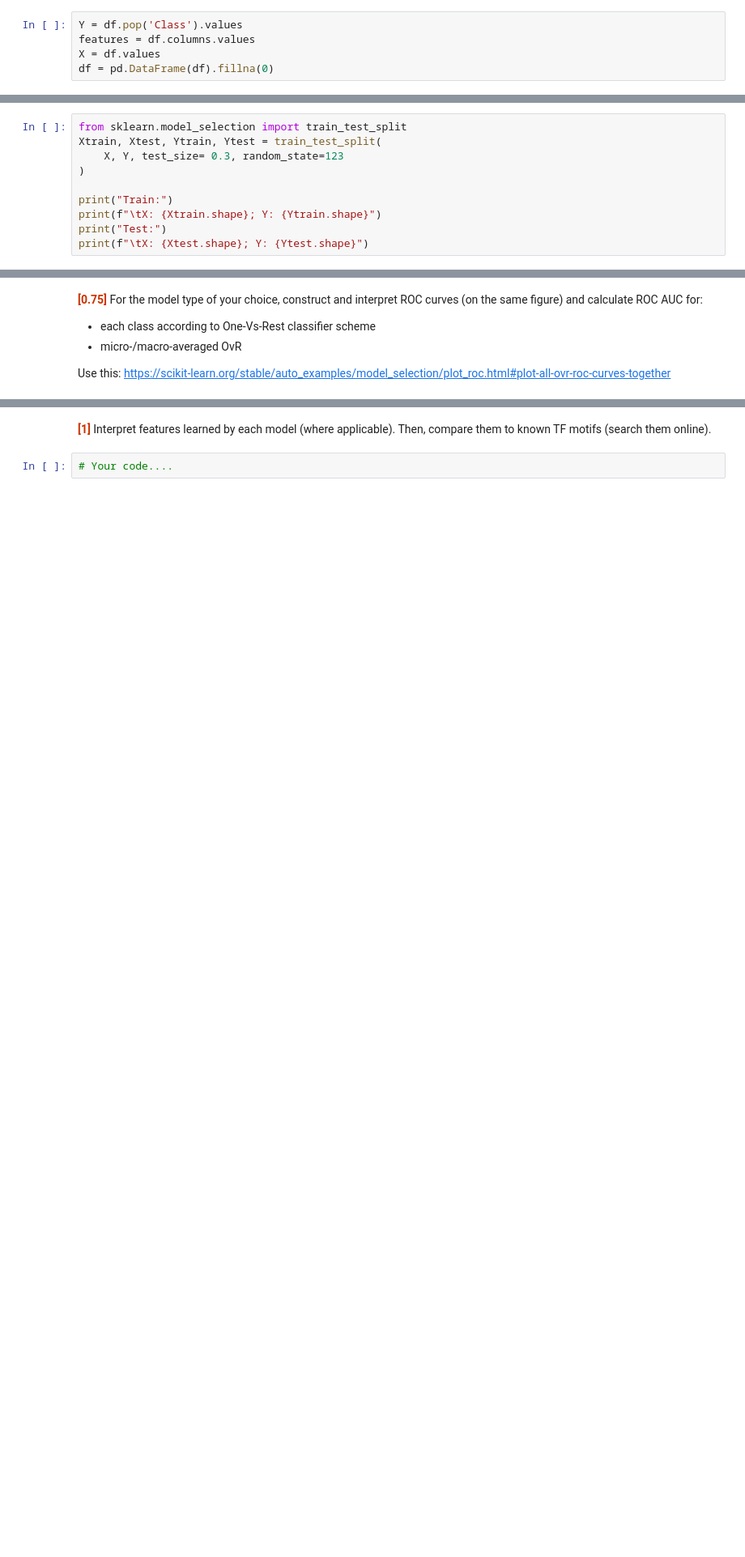
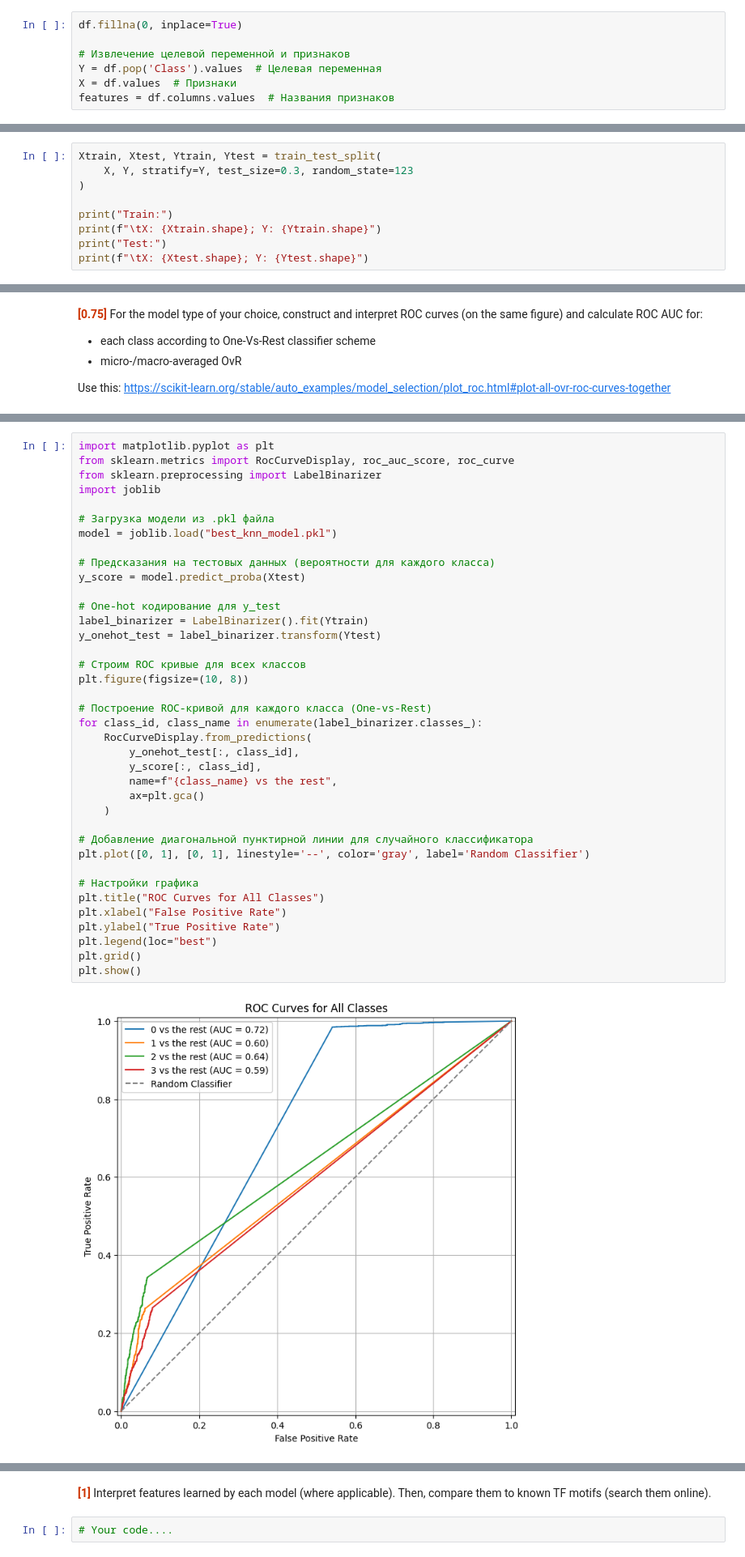
Before and after one commit to bulatych/ML_HSE, a Jupyter notebook: homeworks/HW_5_(Classification).ipynb, the cells around one changed output, grey strips where cells are left out. Shown at 81% size. Saved outputs shown, nothing was run; the diff lists cells and outputs as text; blank space fills up the shorter version.

```diff
--- a/homeworks/HW_5_(Classification).ipynb
+++ b/homeworks/HW_5_(Classification).ipynb
@@ -79,11 +79,13 @@ assert df['Class'].nunique() == 4, "Something is wrong with the number of your c
 assert df.shape[1] == 1365, "Do you have 1364 columns for k-mers and 1 for class?"
 assert (df.drop(['Class'], axis=1).dtypes == 'float64').sum() == 1364, "Some of k-mer columns are not float values"
 assert (df['Class'].dtype == 'int64') == True, "Your class column have non-integer values"
-# %%
-Y = df.pop('Class').values
-features = df.columns.values
-X = df.values
-df = pd.DataFrame(df).fillna(0)
+# %%
+df.fillna(0, inplace=True)
+
+# Извлечение целевой переменной и признаков
+Y = df.pop('Class').values  # Целевая переменная
+X = df.values  # Признаки
+features = df.columns.values  # Названия признаков
 # %%
 df
 # %% [output]
@@ -101,9 +103,8 @@ df
 | 13999 | 0.227437 | 0.184116 | 0.314079 | 0.274368 | 0.036232 | 0.057971 | 0.072464 | 0.061594 | 0.061594 | 0.083333 | ... | ... |
 14000 rows × 1364 columns
 # %%
-from sklearn.model_selection import train_test_split
 Xtrain, Xtest, Ytrain, Ytest = train_test_split(
-    X, Y, test_size= 0.3, random_state=123
+    X, Y, stratify=Y, test_size=0.3, random_state=123
 )
 
 print("Train:")
@@ -878,3 +788,43 @@ plt.show()
+# %%
+import matplotlib.pyplot as plt
+from sklearn.metrics import RocCurveDisplay, roc_auc_score, roc_curve
+from sklearn.preprocessing import LabelBinarizer
+import joblib
+
+# Загрузка модели из .pkl файла
+model = joblib.load("best_knn_model.pkl")
+
+# Предсказания на тестовых данных (вероятности для каждого класса)
+y_score = model.predict_proba(Xtest)
+
+# One-hot кодирование для y_test
+label_binarizer = LabelBinarizer().fit(Ytrain)
+y_onehot_test = label_binarizer.transform(Ytest)
+
+# Строим ROC кривые для всех классов
+plt.figure(figsize=(10, 8))
+
+# Построение ROC-кривой для каждого класса (One-vs-Rest)
+for class_id, class_name in enumerate(label_binarizer.classes_):
+    RocCurveDisplay.from_predictions(
+        y_onehot_test[:, class_id],
+        y_score[:, class_id],
+        name=f"{class_name} vs the rest",
+        ax=plt.gca()
+    )
+
+# Добавление диагональной пунктирной линии для случайного классификатора
+plt.plot([0, 1], [0, 1], linestyle='--', color='gray', label='Random Classifier')
+
+# Настройки графика
+plt.title("ROC Curves for All Classes")
+plt.xlabel("False Positive Rate")
+plt.ylabel("True Positive Rate")
+plt.legend(loc="best")
+plt.grid()
+plt.show()
+# %% [output]
+[figure, added]
 # %% [markdown]
 
 <font color=#c30>**[1]**</font> Write a custom function that plots ROC curve and calculates ROC AUC.
```
Also changed, not shown: parts of 33 cells of this notebook.
